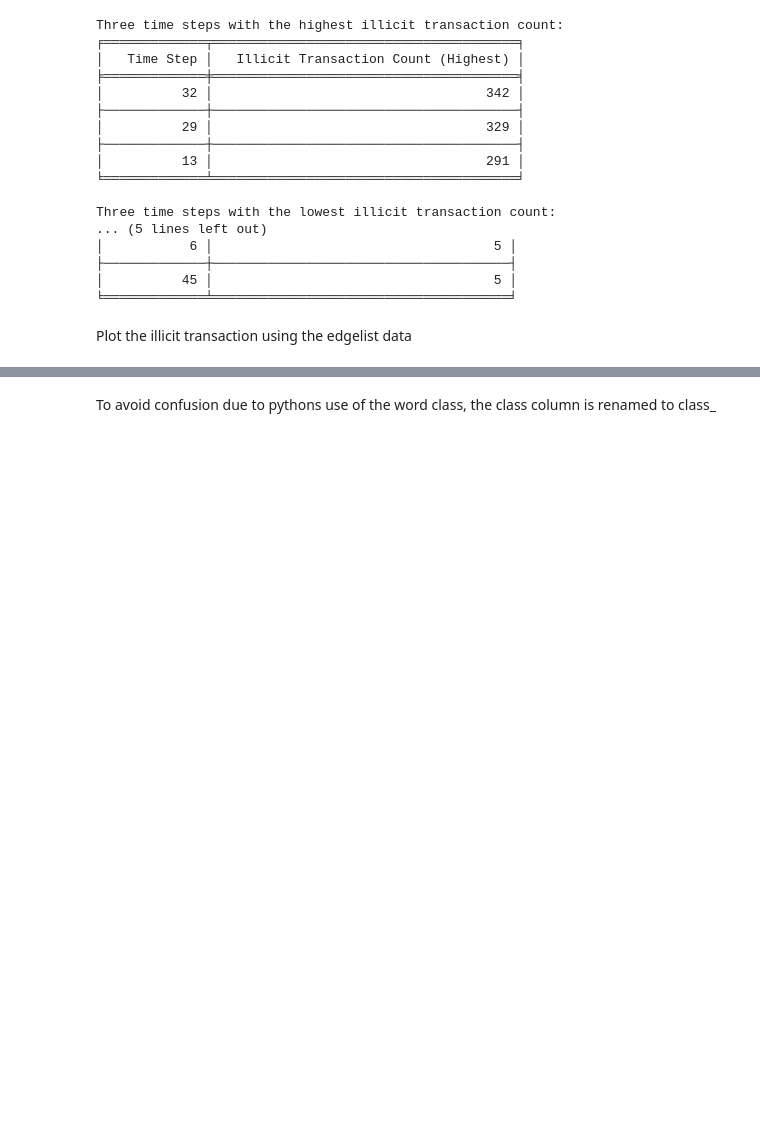
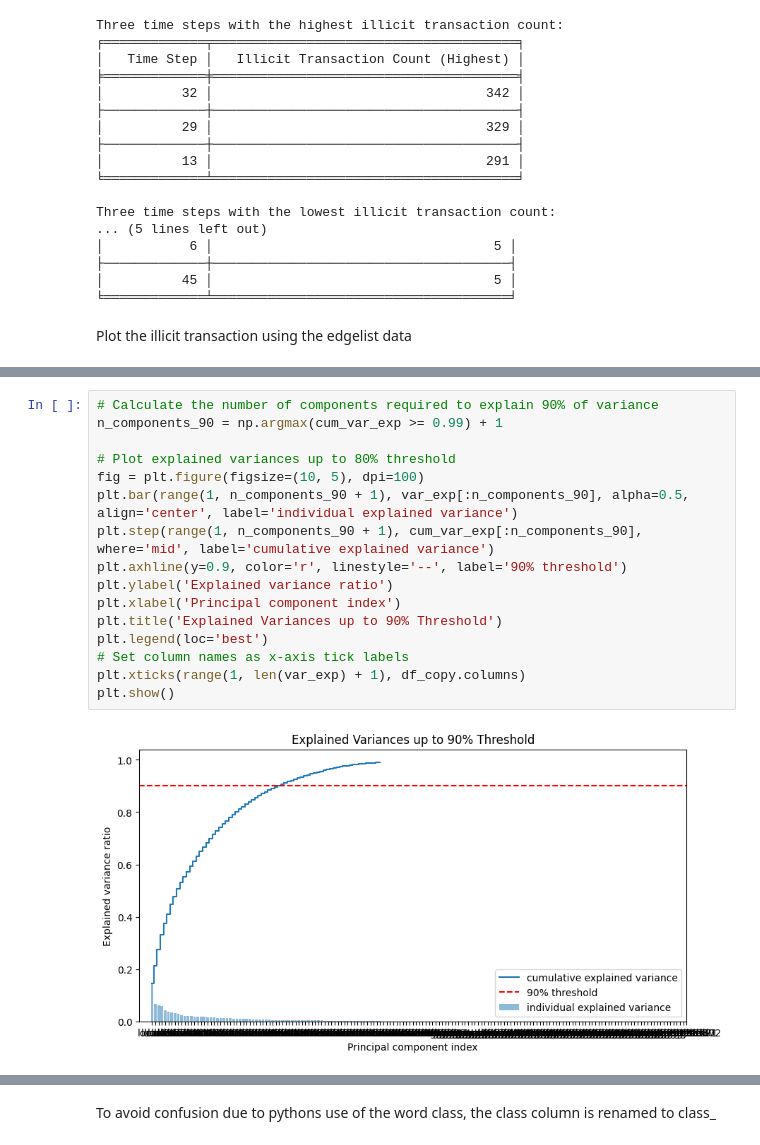
Before and after one commit to Jochemvis/System-Development-for-Fintech, a Jupyter notebook: AML.ipynb, the cells around one changed output, grey strips where cells are left out. Drawn from its saved outputs; the diff is of its cells as text; blank space fills up the shorter version.

```diff
--- a/AML.ipynb
+++ b/AML.ipynb
@@ -293,0 +431,18 @@ plt.show()
+# %%
+# Calculate the number of components required to explain 90% of variance
+n_components_90 = np.argmax(cum_var_exp >= 0.99) + 1
+
+# Plot explained variances up to 80% threshold
+fig = plt.figure(figsize=(10, 5), dpi=100)
+plt.bar(range(1, n_components_90 + 1), var_exp[:n_components_90], alpha=0.5, align='center', label='individual explained variance')
+plt.step(range(1, n_components_90 + 1), cum_var_exp[:n_components_90], where='mid', label='cumulative explained variance')
+plt.axhline(y=0.9, color='r', linestyle='--', label='90% threshold')
+plt.ylabel('Explained variance ratio')
+plt.xlabel('Principal component index')
+plt.title('Explained Variances up to 90% Threshold')
+plt.legend(loc='best')
+# Set column names as x-axis tick labels
+plt.xticks(range(1, len(var_exp) + 1), df_copy.columns)
+plt.show()
+# %% [output]
+[figure, added]
```
Also changed, not shown: parts of 36 cells of this notebook, 1 other file.
